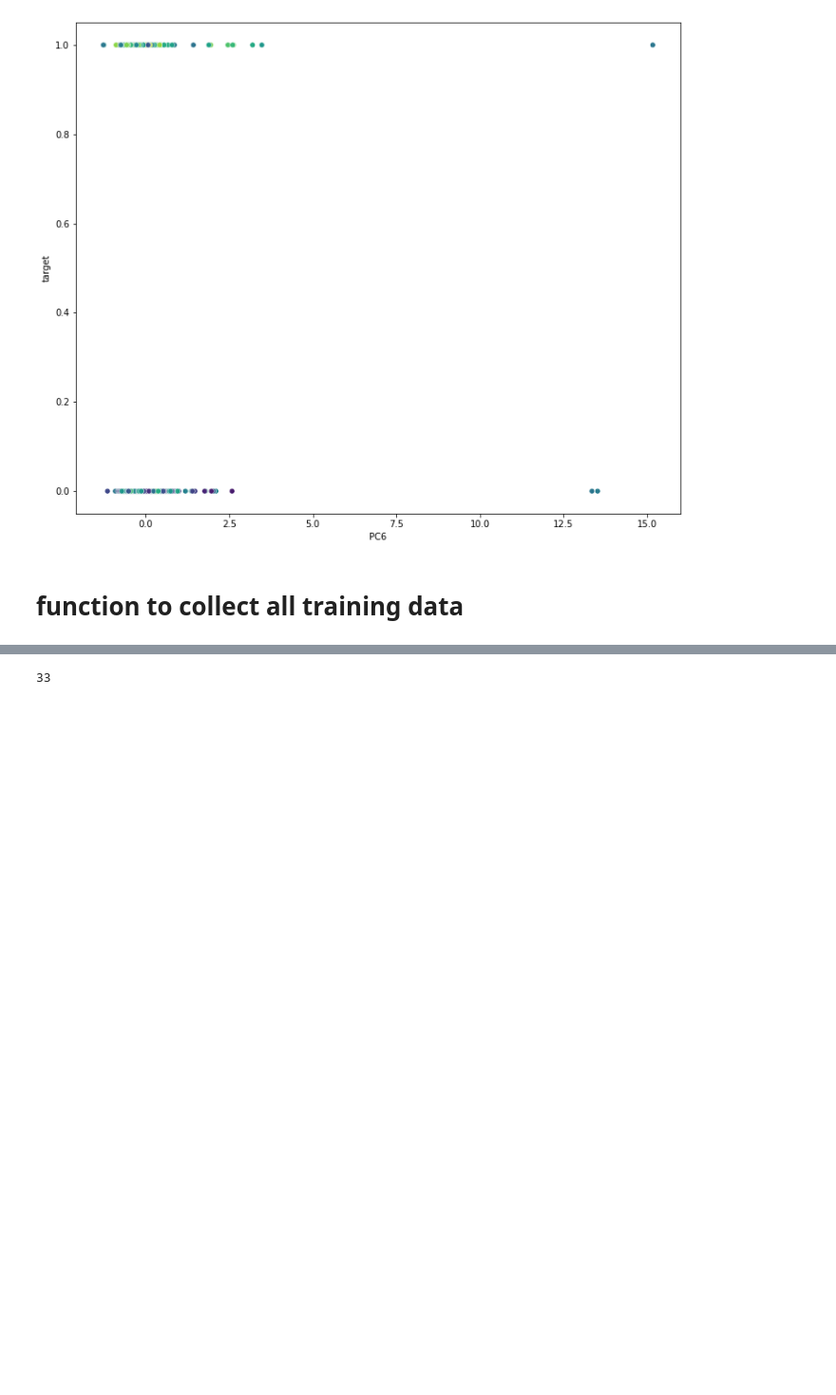
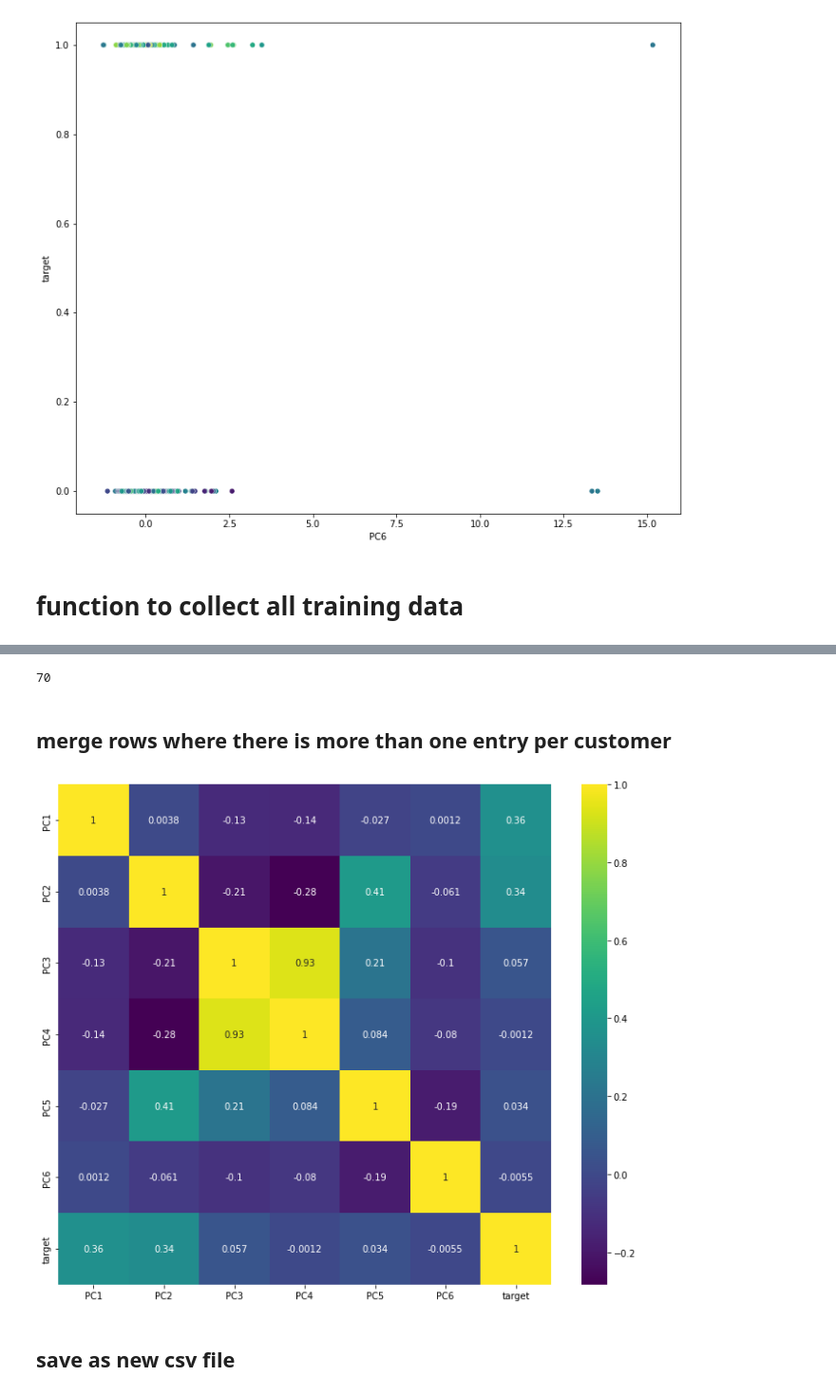
Before and after one commit to inherentspice/American-Express-Default-Prediction, a Jupyter notebook: Data Exploration.ipynb, the cells around one changed output, grey strips where cells are left out. Shown at 95% size. Cells and saved outputs as stored; diff of their text form; code cells hidden in the pictures; blank space fills up the shorter version.

Commit message:
merged duplicate entries and saves as csv

```diff
--- a/Data Exploration.ipynb
+++ b/Data Exploration.ipynb
@@ -343,10 +343,10 @@ with open(filename) as f:
 # %%
 def transform_data(pca):
-    chunksize = 150000
+    chunksize = 70000
     train_df_iter = pd.read_csv('train_data.csv', chunksize=chunksize)
     df = pd.DataFrame()
     c = 0
-    while c < 36:
+    while c < 79:
         train_df_example = train_df_iter.__next__()
         train_df_example.loc[:, 'S_2'] = pd.to_datetime(train_df_example['S_2'])
         train_labels = pd.read_csv('train_labels.csv')
@@ -402,4 +402,17 @@ Name: customer_ID, Length: 448011, dtype: int64
 # %%
 sum(combined_df['customer_ID'].value_counts() == 2)
 # %% [output]
-33
+70
+# %% [markdown]
+## merge rows where there is more than one entry per customer
+# %%
+df = combined_df.groupby('customer_ID', as_index=False).mean()
+# %%
+corr = df.drop(columns='customer_ID').corr()
+# %%
+plt.figure(figsize=(12,10))
+sns.heatmap(data=corr, annot=True, cmap='viridis');
+# %% [output]
+[figure, added]
+# %% [markdown]
+## save as new csv file
```
Also changed, not shown: parts of 11 cells of this notebook.
